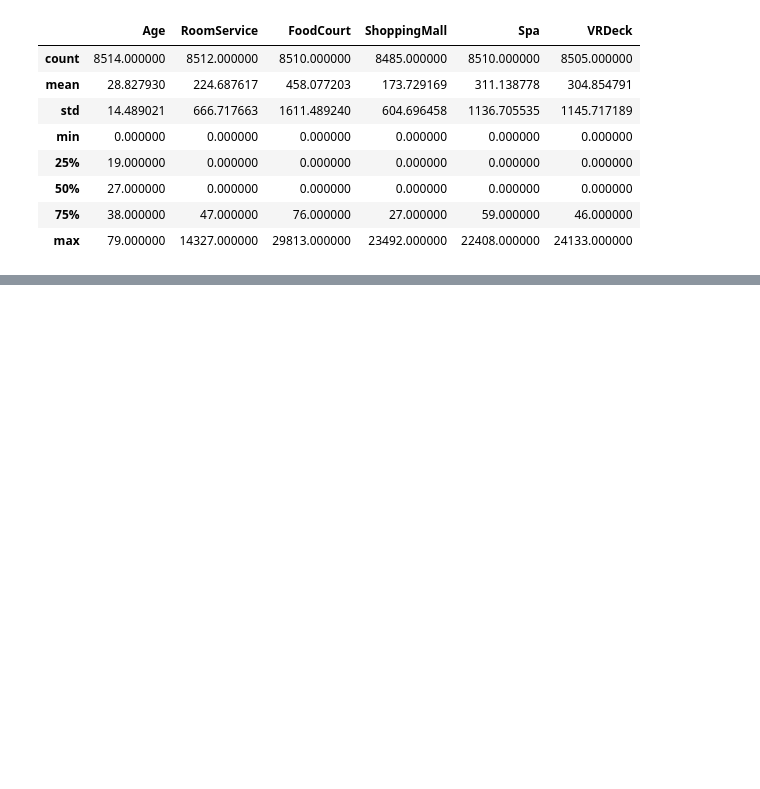
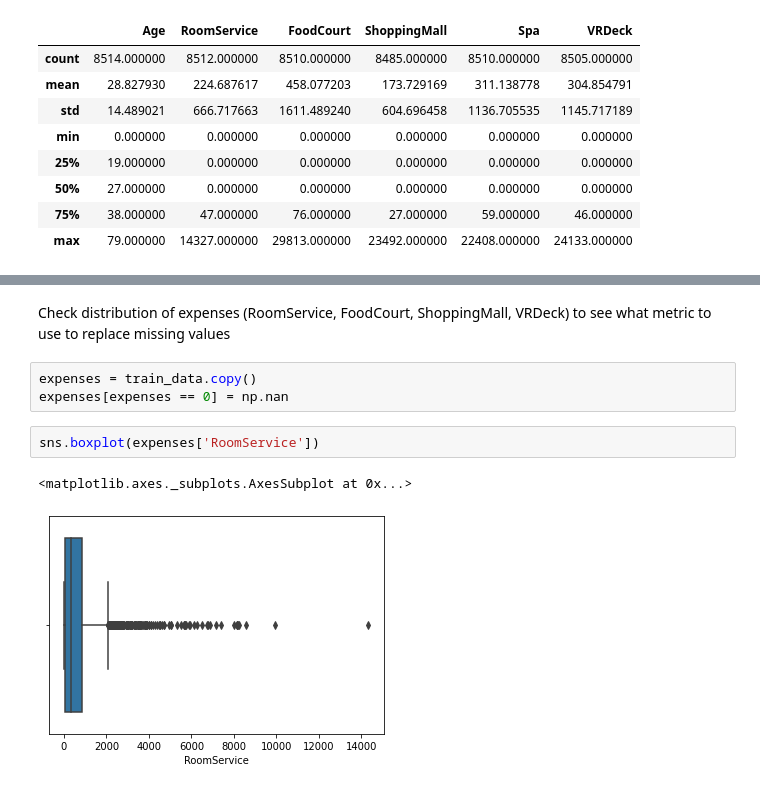
Before and after one commit to chrismnguyen01/kaggle-spaceship-titanic, a Jupyter notebook: spaceship_titanic.ipynb, the cells around one changed output, grey strips where cells are left out. Cells and saved outputs as stored; diff of their text form; blank space fills up the shorter version.

```diff
--- a/spaceship_titanic.ipynb
+++ b/spaceship_titanic.ipynb
@@ -105,0 +172,10 @@ X_test = test_data.copy()
+# %% [markdown]
+Check distribution of expenses (RoomService, FoodCourt, ShoppingMall, VRDeck) to see what metric to use to replace missing values
+# %%
+expenses = train_data.copy()
+expenses[expenses == 0] = np.nan
+# %%
+sns.boxplot(expenses['RoomService'])
+# %% [output]
+<matplotlib.axes._subplots.AxesSubplot at 0x...>
+[figure, added]
```
Also changed, not shown: parts of 29 cells of this notebook, 2 other files.
